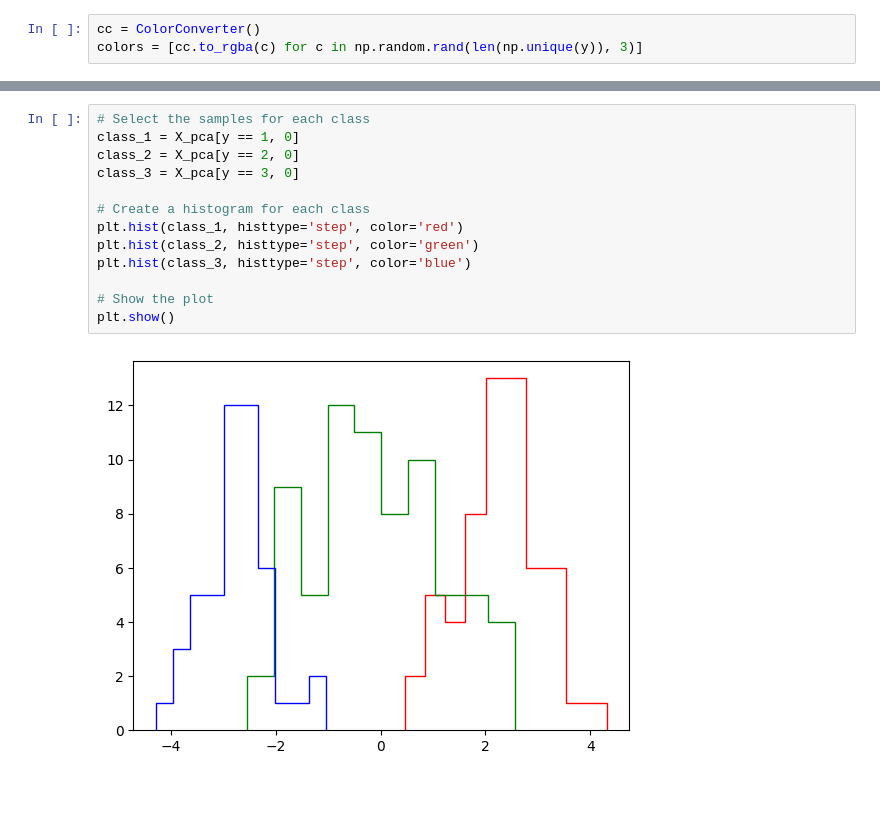
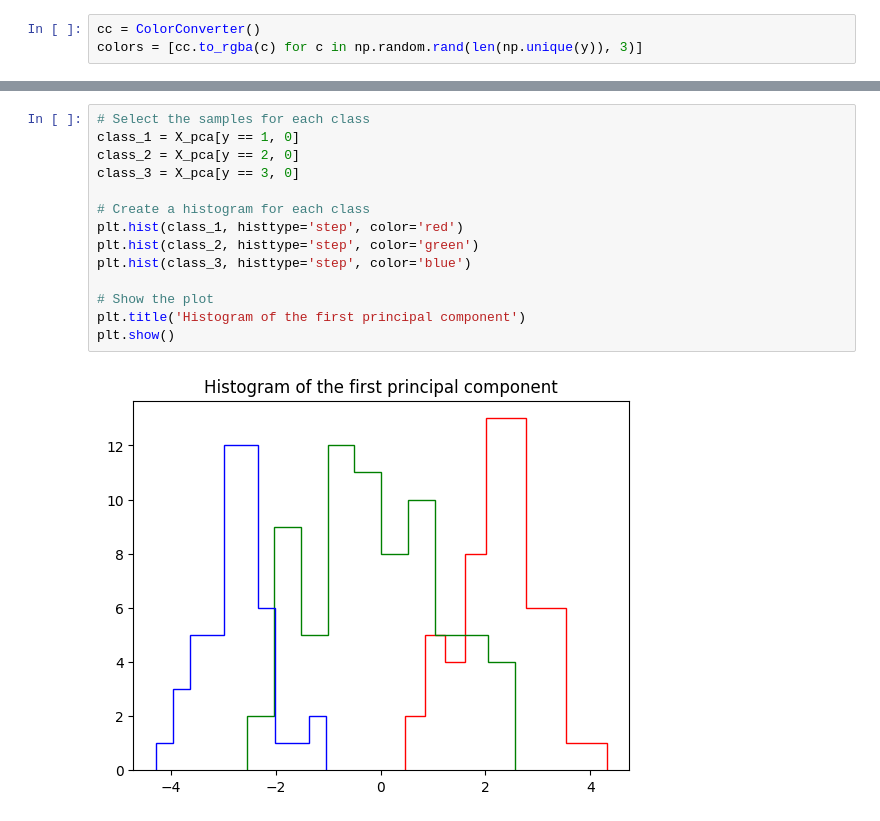
Before and after one commit to sskender/data-visualization, a Jupyter notebook: lab3/Wines.ipynb, the cells around one changed output, grey strips where cells are left out. Drawn from its saved outputs; the diff is of its cells as text; blank space fills up the shorter version.

```diff
--- a/lab3/Wines.ipynb
+++ b/lab3/Wines.ipynb
@@ -183,15 +182,16 @@ plt.show()
 # %%
 # Select the samples for each class
 class_1 = X_pca[y == 1, 0]
 class_2 = X_pca[y == 2, 0]
 class_3 = X_pca[y == 3, 0]
 
 # Create a histogram for each class
 plt.hist(class_1, histtype='step', color='red')
 plt.hist(class_2, histtype='step', color='green')
 plt.hist(class_3, histtype='step', color='blue')
 
 # Show the plot
+plt.title('Histogram of the first principal component')
 plt.show()
 # %% [output]
-[figure, old version]
+[figure, new version]
```
Also changed, not shown: parts of 29 cells of this notebook.
